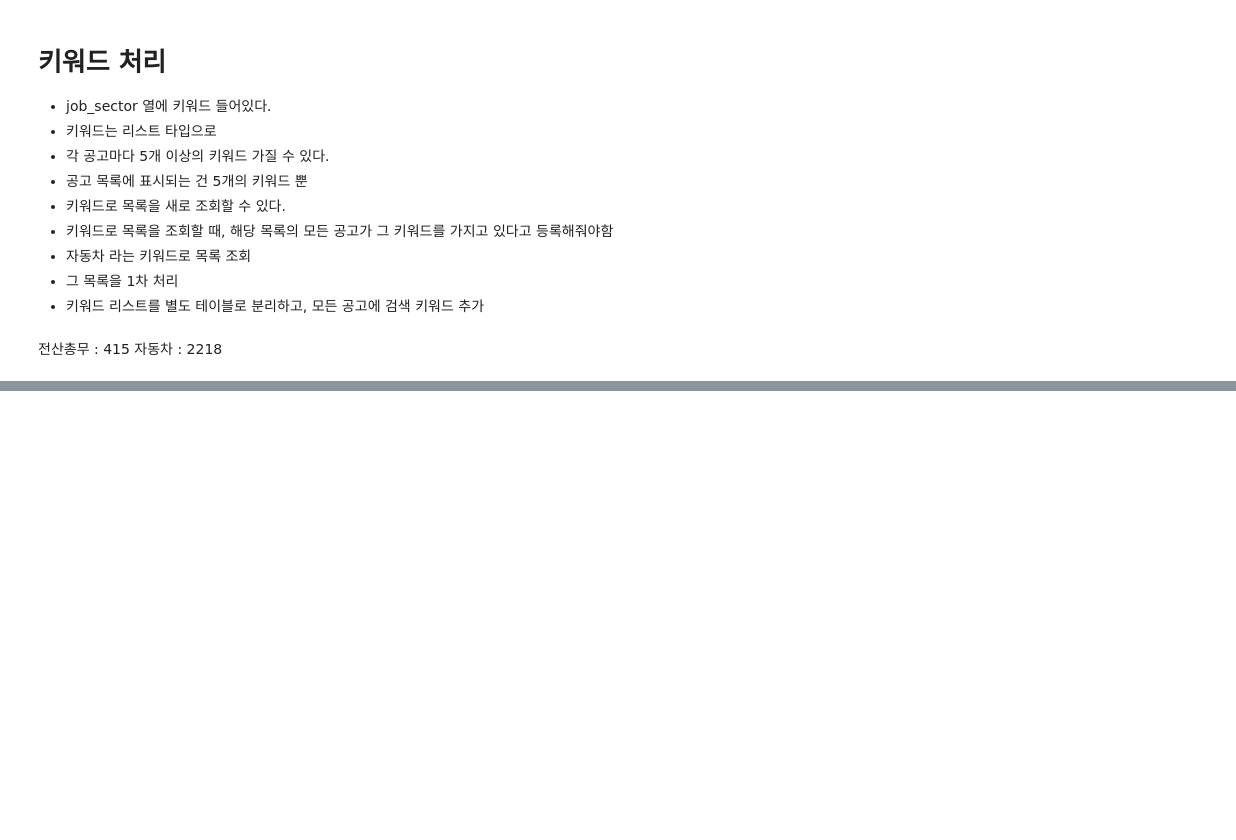
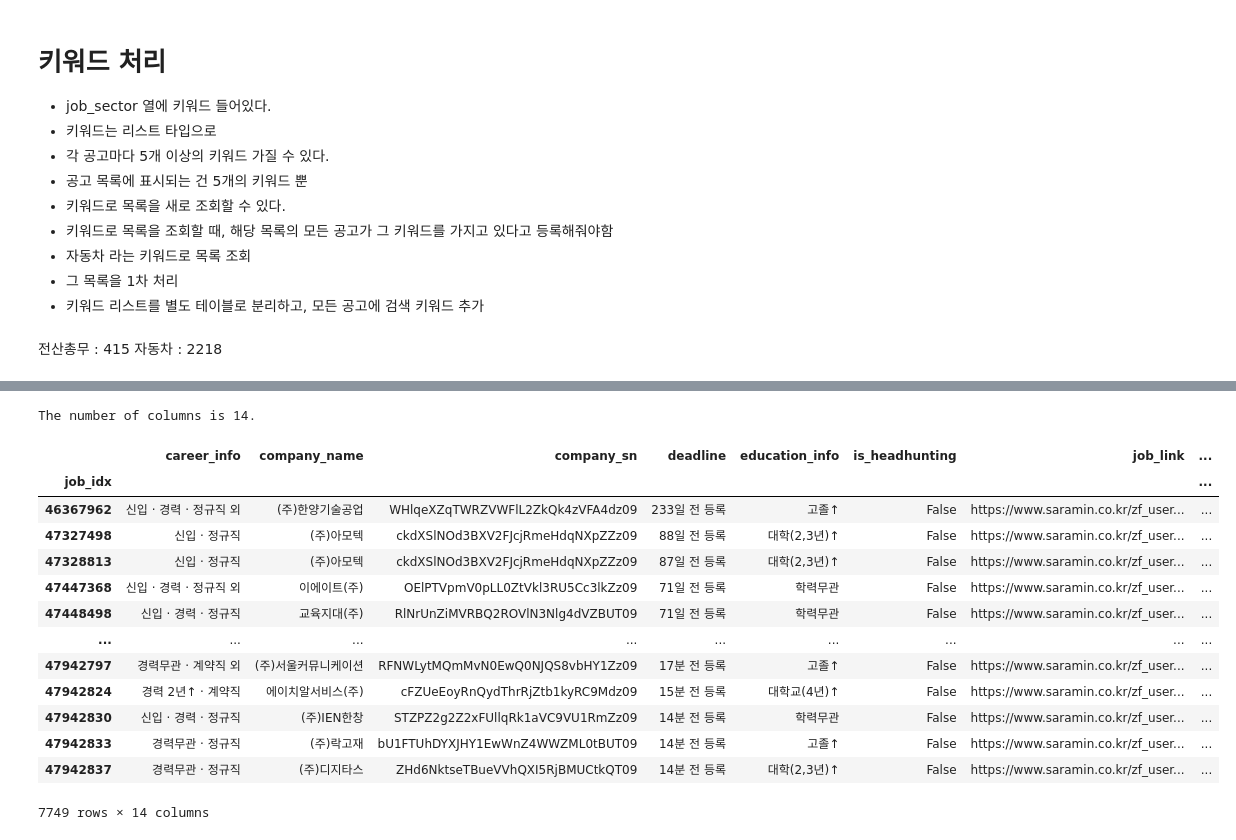
Before and after one commit to soljeong/recruit-scraper, a Jupyter notebook: scrape_rec.ipynb, the cells around one changed output, grey strips where cells are left out. Drawn from its saved outputs; the diff is of its cells as text; code cells hidden in the pictures; blank space fills up the shorter version.

```diff
--- a/scrape_rec.ipynb
+++ b/scrape_rec.ipynb
@@ -134,0 +180,28 @@ Length: 4911, dtype: int64
+# %%
+df_combined, df_key = load_dataframes()
+data = fetch_job_data(cat_mcls=2,pages=5)
+df_new = process_job_postings(data, 'IT개발·데이터')
+df_combined = update_combined_dataframe(df_combined, df_new)
+df_key = update_keyword_dataframe(df_key, df_new)
+save_dataframes(df_combined, df_key)
+# %% [output]
+The number of columns is 14.
+# %%
+df_combined, df_key = load_dataframes()
+# %%
+df_combined
+# %% [output]
+|  | career_info | company_name | company_sn | deadline | education_info | is_headhunting | job_link | ... |
+| job_idx |  |  |  |  |  |  |  | ... |
+| 46367962 | 신입 · 경력 · 정규직 외 | (주)한양기술공업 | WHlqeXZqTWRZVWFlL2ZkQk4zVFA4dz09 | 233일 전 등록 | 고졸↑ | False | https://www.saramin.co.kr/zf_user... | ... |
+| 47327498 | 신입 · 정규직 | (주)아모텍 | ckdXSlNOd3BXV2FJcjRmeHdqNXpZZz09 | 88일 전 등록 | 대학(2,3년)↑ | False | https://www.saramin.co.kr/zf_user... | ... |
+| 47328813 | 신입 · 정규직 | (주)아모텍 | ckdXSlNOd3BXV2FJcjRmeHdqNXpZZz09 | 87일 전 등록 | 대학(2,3년)↑ | False | https://www.saramin.co.kr/zf_user... | ... |
+| 47447368 | 신입 · 경력 · 정규직 외 | 이에이트(주) | OElPTVpmV0pLL0ZtVkl3RU5Cc3lkZz09 | 71일 전 등록 | 학력무관 | False | https://www.saramin.co.kr/zf_user... | ... |
+| 47448498 | 신입 · 경력 · 정규직 | 교육지대(주) | RlNrUnZiMVRBQ2ROVlN3Nlg4dVZBUT09 | 71일 전 등록 | 학력무관 | False | https://www.saramin.co.kr/zf_user... | ... |
+| ... | ... | ... | ... | ... | ... | ... | ... | ... |
+| 47942797 | 경력무관 · 계약직 외 | (주)서울커뮤니케이션 | RFNWLytMQmMvN0EwQ0NJQS8vbHY1Zz09 | 17분 전 등록 | 고졸↑ | False | https://www.saramin.co.kr/zf_user... | ... |
+| 47942824 | 경력 2년↑ · 계약직 | 에이치알서비스(주) | cFZUeEoyRnQydThrRjZtb1kyRC9Mdz09 | 15분 전 등록 | 대학교(4년)↑ | False | https://www.saramin.co.kr/zf_user... | ... |
+| 47942830 | 신입 · 경력 · 정규직 | (주)IEN한창 | STZPZ2g2Z2xFUllqRk1aVC9VU1RmZz09 | 14분 전 등록 | 학력무관 | False | https://www.saramin.co.kr/zf_user... | ... |
+| 47942833 | 경력무관 · 정규직 | (주)락고재 | bU1FTUhDYXJHY1EwWnZ4WWZML0tBUT09 | 14분 전 등록 | 고졸↑ | False | https://www.saramin.co.kr/zf_user... | ... |
+| 47942837 | 경력무관 · 정규직 | (주)디지타스 | ZHd6NktseTBueVVhQXI5RjBMUCtkQT09 | 14분 전 등록 | 대학(2,3년)↑ | False | https://www.saramin.co.kr/zf_user... | ... |
+7749 rows × 14 columns
```
Also changed, not shown: parts of 10 cells of this notebook, 1 other file.
